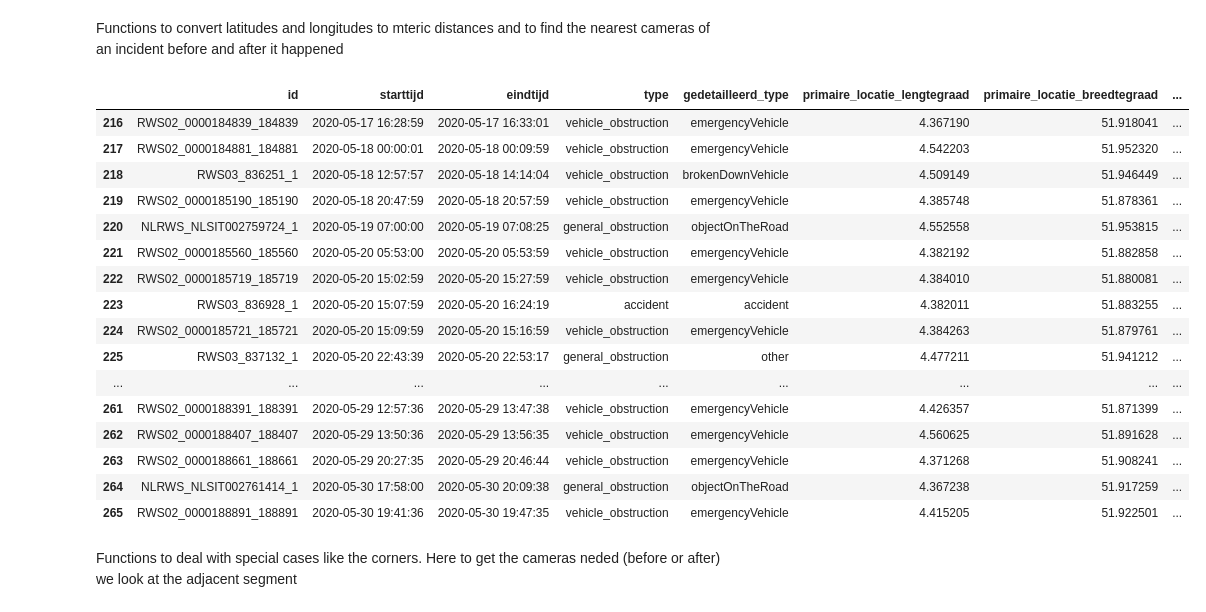
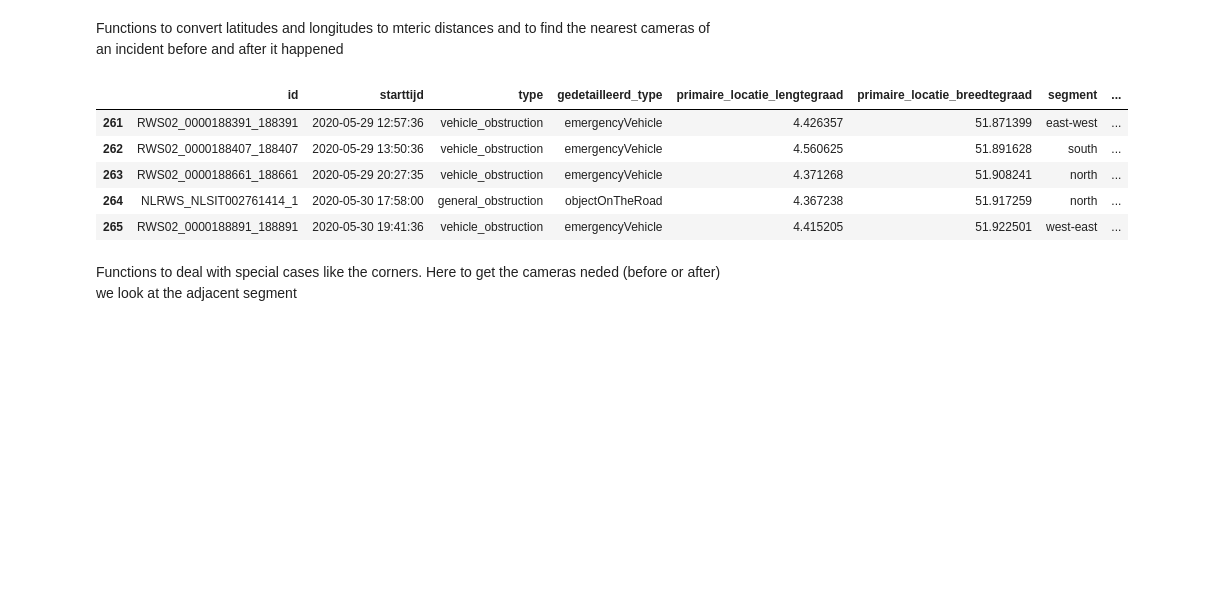
Before and after one commit to migueldlcc/DataScience, a Jupyter notebook: miguelFiles/DataPreparation.ipynb, the cells around one changed output. Cells and saved outputs as stored; diff of their text form; code cells hidden in the pictures; blank space fills up the shorter version.

```diff
--- a/miguelFiles/DataPreparation.ipynb
+++ b/miguelFiles/DataPreparation.ipynb
@@ -752,7 +754,7 @@ incidents_df.reset_index(drop=True, inplace=True)
 unique_id_count = incidents_df['id'].nunique()
 print(f'Unique IDs: {unique_id_count}')
 
-
+incidents_df = incidents_df.drop('eindtijd', axis=1)
 incidents_df.tail()
 # %% [output]
 Rows: 24595
@@ -861,7 +863,6 @@ for idx, row in incidents_df.iterrows():
         popup=(
             f"ID: {row['id']}<br>"
             f"Start: {row['starttijd']}<br>"
-            f"End: {row['eindtijd']}<br>"
             f"Type: {row['type']}<br>"
             f"Detail: {row['gedetailleerd_type']}<br>"
             f"Segment: {row['segment']}<br>"
@@ -924,51 +925,40 @@ def find_nearest_cameras(df_cameras, df_incidents, threshold_before_km, threshol
                 if camera_lat > incident_lat and distance <= threshold_before_km:
                     before_cameras[camera_id] = distance
                 elif camera_lat <= incident_lat and distance <= threshold_after_km:
                     after_cameras[camera_id] = distance
             elif segment == 'east-west':
                 if camera_lon > incident_lon and distance <= threshold_before_km:
                     before_cameras[camera_id] = distance
                 elif camera_lon <= incident_lon and distance <= threshold_after_km:
                     after_cameras[camera_id] = distance
             elif segment == 'north':
                 if camera_lat < incident_lat and distance <= threshold_before_km:
                     before_cameras[camera_id] = distance
                 elif camera_lat >= incident_lat and distance <= threshold_after_km:
                     after_cameras[camera_id] = distance
 
         # Sort the dictionaries by distance
         sorted_before_cameras = {k: v for k, v in sorted(before_cameras.items(), key=lambda item: item[1])}
         sorted_after_cameras = {k: v for k, v in sorted(after_cameras.items(), key=lambda item: item[1])}
 
         # Update the DataFrame with dictionaries
         df_incidents.at[i, 'before'] = sorted_before_cameras
         df_incidents.at[i, 'after'] = sorted_after_cameras
 
     return df_incidents
 
 threshold_before_km = 2
 threshold_after_km = 5
 
 incidents_df = find_nearest_cameras(unique_rows, incidents_df, threshold_before_km, threshold_after_km)
-incidents_df.tail(50)
+incidents_df.tail()
 # %% [output]
-|  | id | starttijd | eindtijd | type | gedetailleerd_type | primaire_locatie_lengtegraad | primaire_locatie_breedtegraad | ... |
-| 216 | RWS02_0000184839_184839 | 2020-05-17 16:28:59 | 2020-05-17 16:33:01 | vehicle_obstruction | emergencyVehicle | 4.367190 | 51.918041 | ... |
-| 217 | RWS02_0000184881_184881 | 2020-05-18 00:00:01 | 2020-05-18 00:09:59 | vehicle_obstruction | emergencyVehicle | 4.542203 | 51.952320 | ... |
-| 218 | RWS03_836251_1 | 2020-05-18 12:57:57 | 2020-05-18 14:14:04 | vehicle_obstruction | brokenDownVehicle | 4.509149 | 51.946449 | ... |
-| 219 | RWS02_0000185190_185190 | 2020-05-18 20:47:59 | 2020-05-18 20:57:59 | vehicle_obstruction | emergencyVehicle | 4.385748 | 51.878361 | ... |
-| 220 | NLRWS_NLSIT002759724_1 | 2020-05-19 07:00:00 | 2020-05-19 07:08:25 | general_obstruction | objectOnTheRoad | 4.552558 | 51.953815 | ... |
-| 221 | RWS02_0000185560_185560 | 2020-05-20 05:53:00 | 2020-05-20 05:53:59 | vehicle_obstruction | emergencyVehicle | 4.382192 | 51.882858 | ... |
-| 222 | RWS02_0000185719_185719 | 2020-05-20 15:02:59 | 2020-05-20 15:27:59 | vehicle_obstruction | emergencyVehicle | 4.384010 | 51.880081 | ... |
-| 223 | RWS03_836928_1 | 2020-05-20 15:07:59 | 2020-05-20 16:24:19 | accident | accident | 4.382011 | 51.883255 | ... |
-| 224 | RWS02_0000185721_185721 | 2020-05-20 15:09:59 | 2020-05-20 15:16:59 | vehicle_obstruction | emergencyVehicle | 4.384263 | 51.879761 | ... |
-| 225 | RWS03_837132_1 | 2020-05-20 22:43:39 | 2020-05-20 22:53:17 | general_obstruction | other | 4.477211 | 51.941212 | ... |
-| ... | ... | ... | ... | ... | ... | ... | ... | ... |
-| 261 | RWS02_0000188391_188391 | 2020-05-29 12:57:36 | 2020-05-29 13:47:38 | vehicle_obstruction | emergencyVehicle | 4.426357 | 51.871399 | ... |
-| 262 | RWS02_0000188407_188407 | 2020-05-29 13:50:36 | 2020-05-29 13:56:35 | vehicle_obstruction | emergencyVehicle | 4.560625 | 51.891628 | ... |
-| 263 | RWS02_0000188661_188661 | 2020-05-29 20:27:35 | 2020-05-29 20:46:44 | vehicle_obstruction | emergencyVehicle | 4.371268 | 51.908241 | ... |
-| 264 | NLRWS_NLSIT002761414_1 | 2020-05-30 17:58:00 | 2020-05-30 20:09:38 | general_obstruction | objectOnTheRoad | 4.367238 | 51.917259 | ... |
-| 265 | RWS02_0000188891_188891 | 2020-05-30 19:41:36 | 2020-05-30 19:47:35 | vehicle_obstruction | emergencyVehicle | 4.415205 | 51.922501 | ... |
+|  | id | starttijd | type | gedetailleerd_type | primaire_locatie_lengtegraad | primaire_locatie_breedtegraad | segment | ... |
+| 261 | RWS02_0000188391_188391 | 2020-05-29 12:57:36 | vehicle_obstruction | emergencyVehicle | 4.426357 | 51.871399 | east-west | ... |
+| 262 | RWS02_0000188407_188407 | 2020-05-29 13:50:36 | vehicle_obstruction | emergencyVehicle | 4.560625 | 51.891628 | south | ... |
+| 263 | RWS02_0000188661_188661 | 2020-05-29 20:27:35 | vehicle_obstruction | emergencyVehicle | 4.371268 | 51.908241 | north | ... |
+| 264 | NLRWS_NLSIT002761414_1 | 2020-05-30 17:58:00 | general_obstruction | objectOnTheRoad | 4.367238 | 51.917259 | north | ... |
+| 265 | RWS02_0000188891_188891 | 2020-05-30 19:41:36 | vehicle_obstruction | emergencyVehicle | 4.415205 | 51.922501 | west-east | ... |
 # %% [markdown]
 Functions to deal with special cases like the corners. Here to get the cameras neded (before or after) we look at the adjacent segment
 # %%
```
Also changed, not shown: parts of 5 cells of this notebook, 1 other file.
